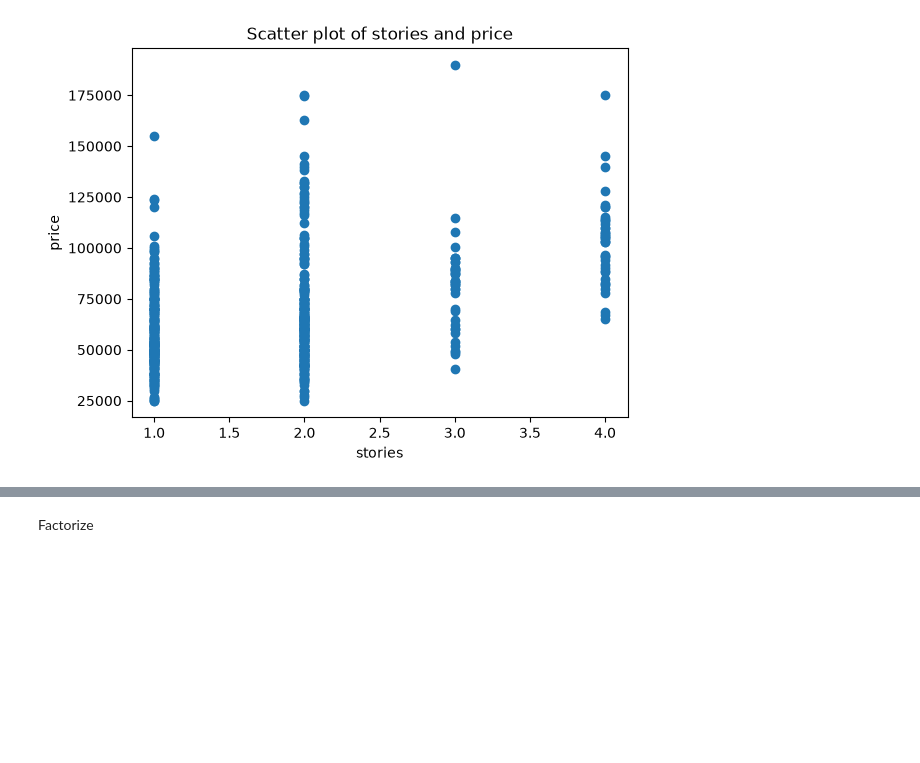
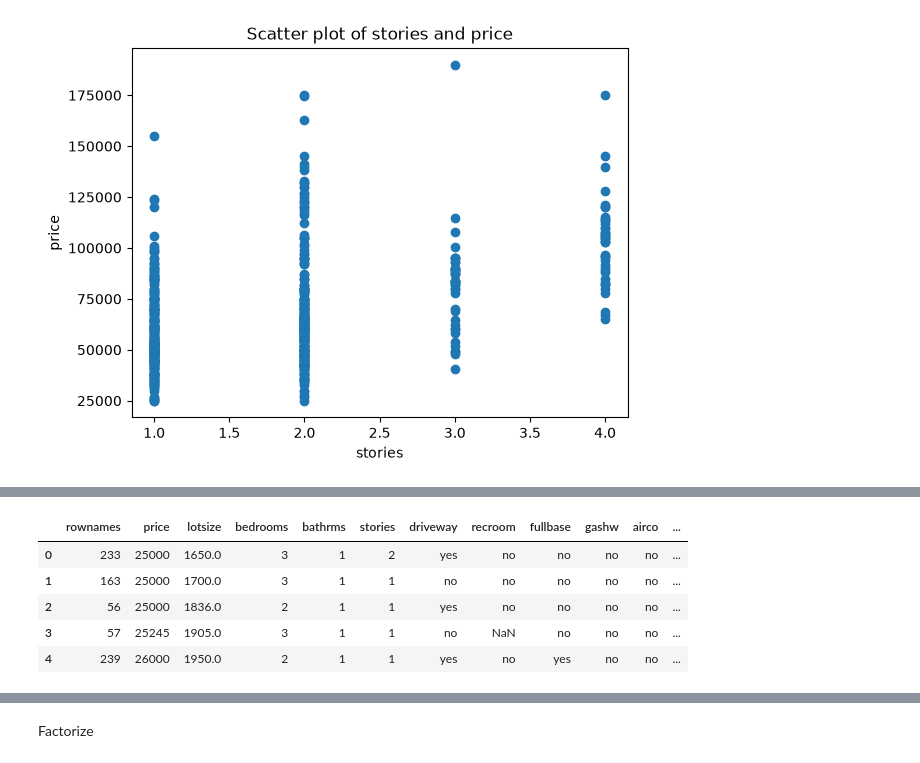
Before and after one commit to MammadovKamranIT/PythonAI, a Jupyter notebook: 4.ipynb, the cells around one changed output, grey strips where cells are left out. Cells and saved outputs as stored; diff of their text form; code cells hidden in the pictures; blank space fills up the shorter version.

```diff
--- a/4.ipynb
+++ b/4.ipynb
@@ -156,6 +165,15 @@ plt.show()
 target_column = 'price'
 numeric_cols = ['lotsize', 'bedrooms', 'bathrms', 'stories', 'garagepl']
 categorical_cols = ['driveway', 'recroom', 'fullbase', 'gashw', 'airco', 'prefarea']
+# %%
+data.head()
+# %% [output]
+|  | rownames | price | lotsize | bedrooms | bathrms | stories | driveway | recroom | fullbase | gashw | airco | ... |
+| 0 | 233 | 25000 | 1650.0 | 3 | 1 | 2 | yes | no | no | no | no | ... |
+| 1 | 163 | 25000 | 1700.0 | 3 | 1 | 1 | no | no | no | no | no | ... |
+| 2 | 56 | 25000 | 1836.0 | 2 | 1 | 1 | yes | no | no | no | no | ... |
+| 3 | 57 | 25245 | 1905.0 | 3 | 1 | 1 | no | NaN | no | no | no | ... |
+| 4 | 239 | 26000 | 1950.0 | 2 | 1 | 1 | yes | no | yes | no | no | ... |
 # %%
 all_used_cols = numeric_cols + categorical_cols + [target_column]
 data = data[all_used_cols]
```
Also changed, not shown: parts of 18 cells of this notebook, 7 other files.
